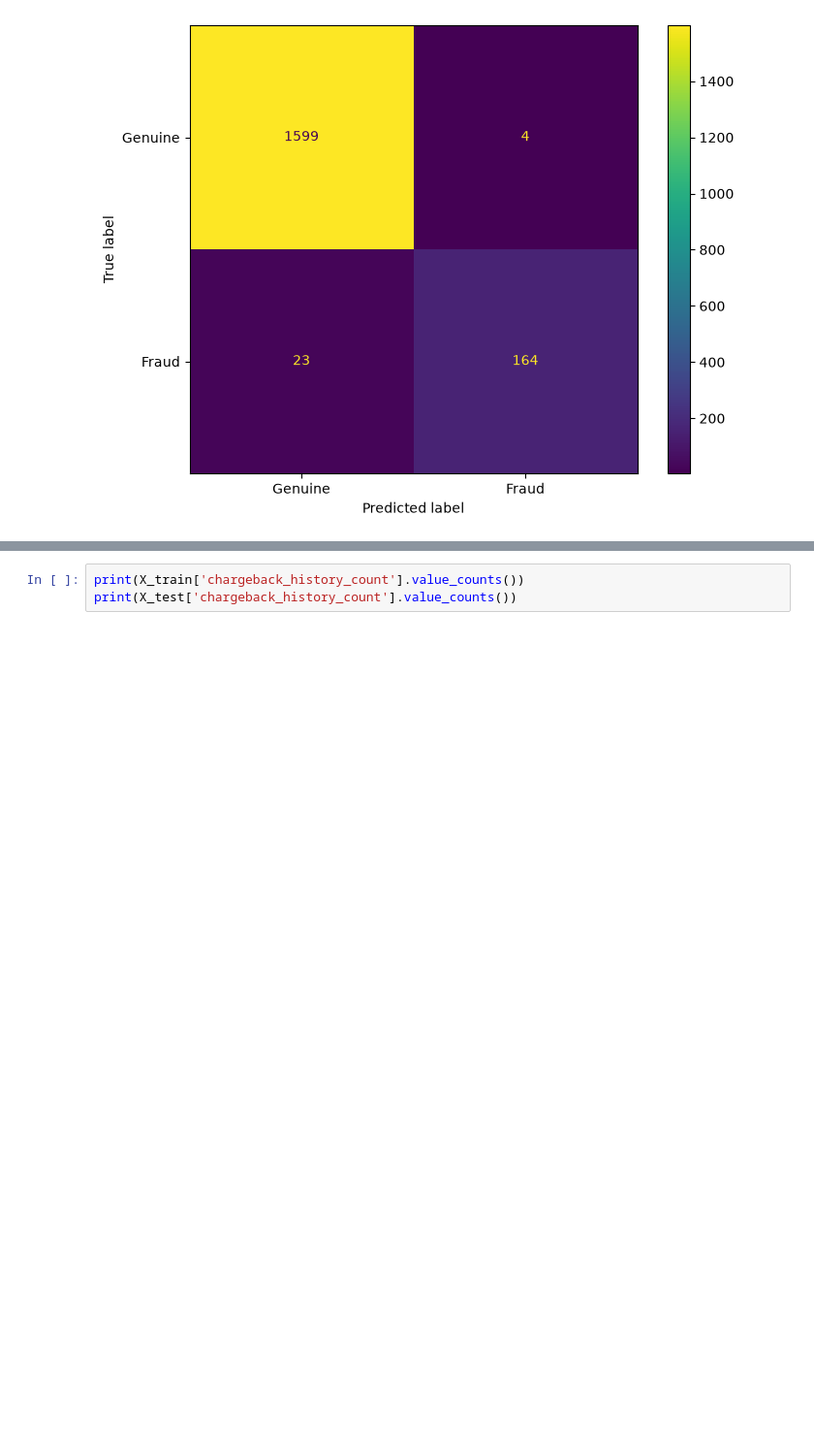
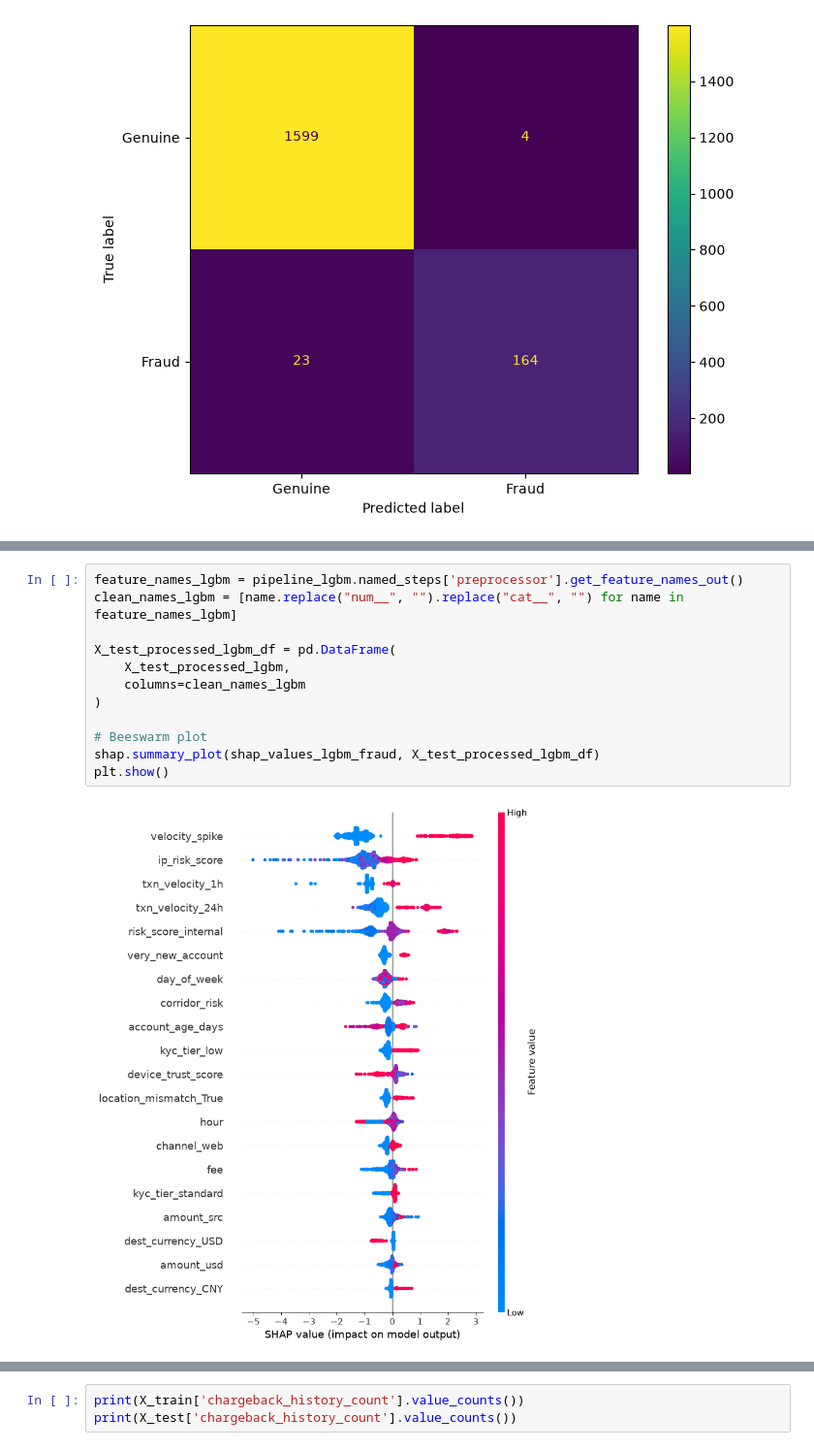
Before and after one commit to Chekwube-Uzoegwu/Fraudulent_Transaction_Detection_for_Finlora, a Jupyter notebook: Notebooks/Modelling.ipynb, the cells around one changed output, grey strips where cells are left out. Shown at 97% size. Drawn from its saved outputs; the diff is of its cells as text; blank space fills up the shorter version.

```diff
--- a/Notebooks/Modelling.ipynb
+++ b/Notebooks/Modelling.ipynb
@@ -441,0 +502,14 @@ importance_df
+# %%
+feature_names_lgbm = pipeline_lgbm.named_steps['preprocessor'].get_feature_names_out()
+clean_names_lgbm = [name.replace("num__", "").replace("cat__", "") for name in feature_names_lgbm]
+
+X_test_processed_lgbm_df = pd.DataFrame(
+    X_test_processed_lgbm,
+    columns=clean_names_lgbm
+)
+
+# Beeswarm plot
+shap.summary_plot(shap_values_lgbm_fraud, X_test_processed_lgbm_df)
+plt.show()
+# %% [output]
+[figure, added]
```
Also changed, not shown: parts of 24 cells of this notebook, 1 other file.
